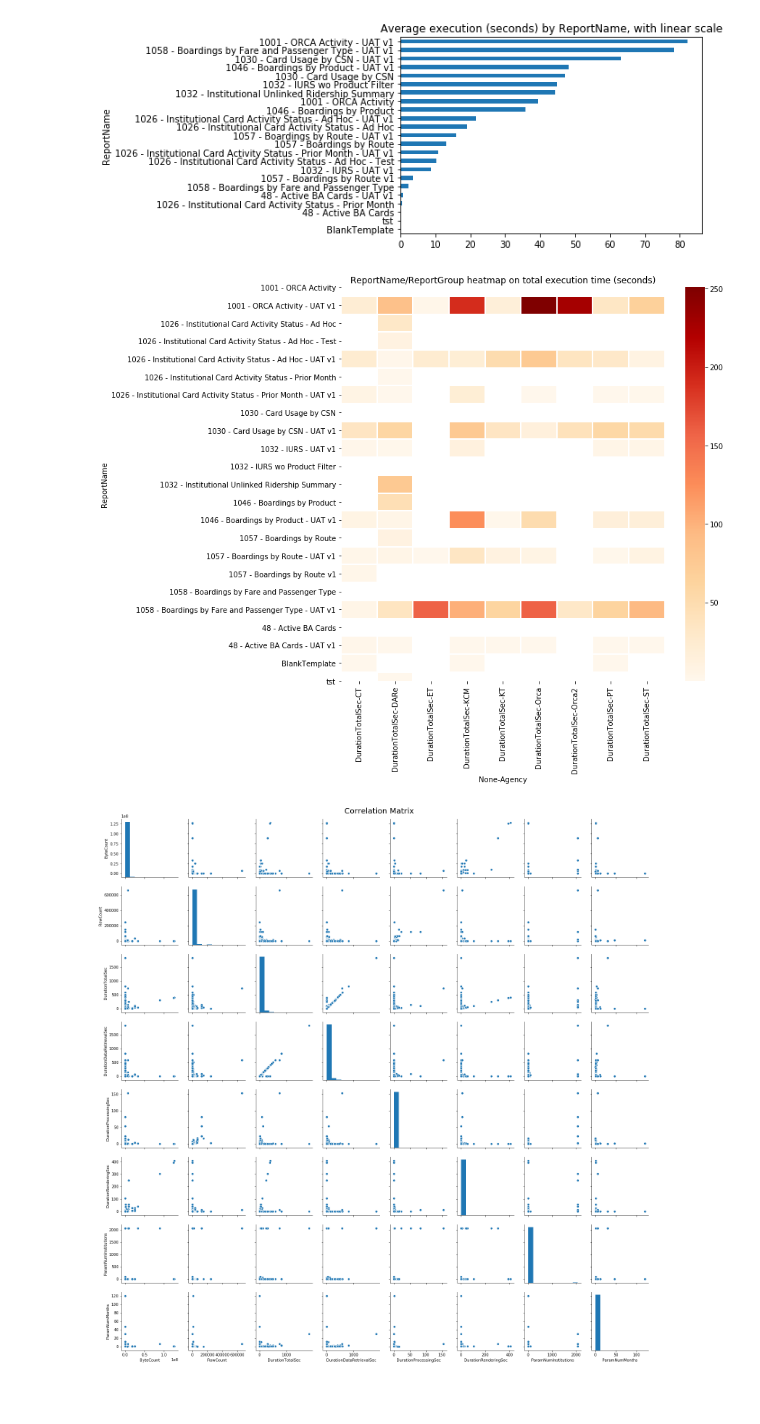
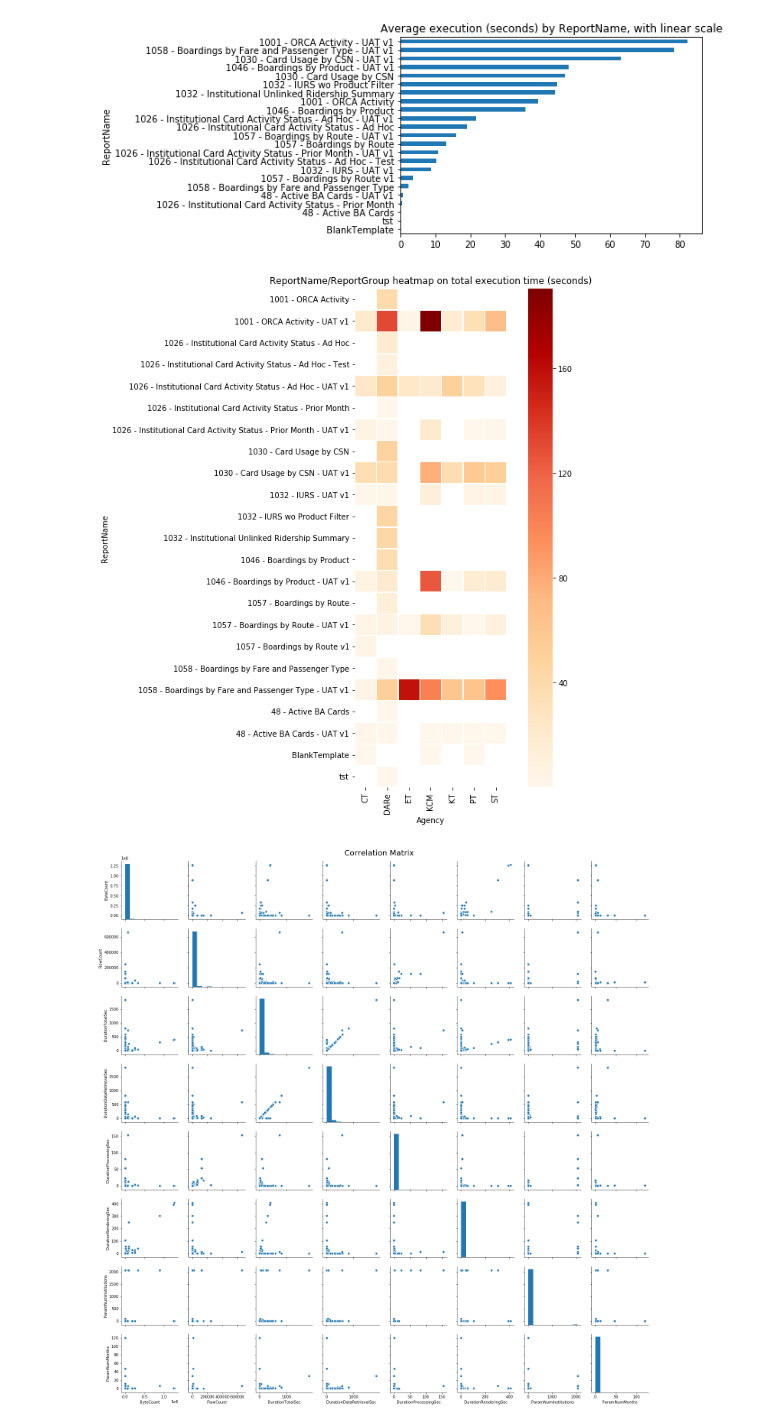
Before and after one commit to themcclure/dare_analytics, a Jupyter notebook: 3 - Exploratory Data Analysis.ipynb, the cells around one changed output. Cells and saved outputs as stored; diff of their text form; code cells hidden in the pictures; blank space fills up the shorter version.

Commit message:
Updated Agency/User mapping Updated notebooks.

```diff
--- a/3 - Exploratory Data Analysis.ipynb
+++ b/3 - Exploratory Data Analysis.ipynb
@@ -122,14 +130,19 @@ plt.show()
 [figure]
 [figure]
 [figure]
-# %%
-fig, ax = plt.subplots(figsize=(10,10))
-# sns.heatmap(df_slice.groupby(['ReportName', 'ReportGroup']).mean().unstack(), cmap='OrRd', linewidth=1)
-sns.heatmap(df_slice.groupby(['ReportName', 'Agency']).mean().unstack(), cmap='OrRd', linewidth=1)
-ax.set_title("ReportName/ReportGroup heatmap on total execution time (seconds)")
-plt.show()
-# %% [output]
-[figure, removed]
+# %%
+plt.figure(figsize=(10, 12))
+hmap_data = df_slice.groupby(['ReportName', 'Agency']).mean().unstack()
+hmap = sns.heatmap(hmap_data, cmap='OrRd', linewidth=0.5, xticklabels=hmap_data.DurationTotalSec.columns.to_list(), square=True)
+hmap.set_title("ReportName/ReportGroup heatmap on total execution time (seconds)")
+hmap.set_xticklabels(hmap.get_xticklabels(), rotation=90)
+hmap.set_xlabel('Agency')
+# a fix for the heatmap clipping... due to be fixed in matplotlib 3.1.2
+x,y = hmap.get_ylim()
+hmap.set_ylim(x+0.5, y-0.5)
+plt.show()
+# %% [output]
+[figure, added]
 # %%
 corr_list = uat_df.drop(['DurationTotal', 'DurationDataRetrieval', 'DurationProcessing', 'DurationRendering'], axis='columns')
 hmap = sns.pairplot(corr_list)
```
Also changed, not shown: parts of 10 cells of this notebook, 2 other files.
